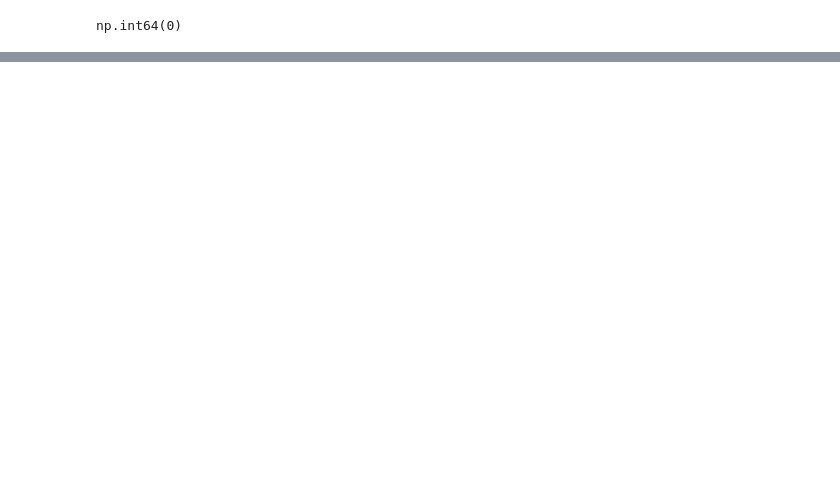
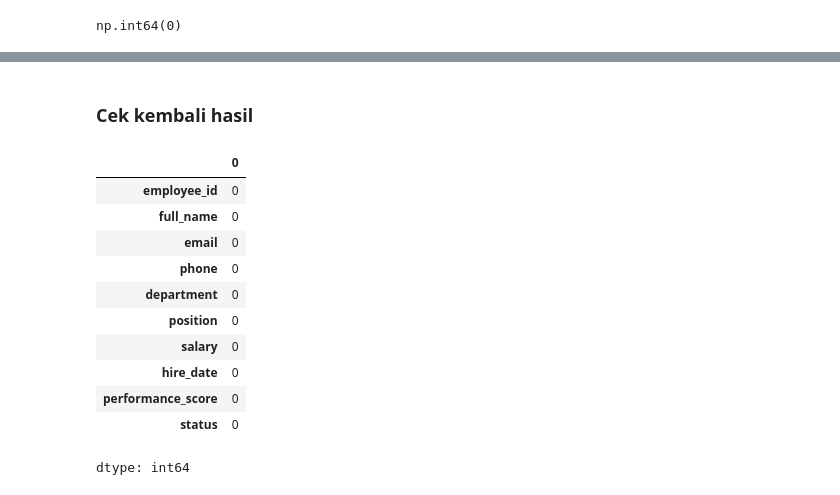
Before and after one commit to galahad20/assignment_Data_Cleaning, a Jupyter notebook: ASSIGNMENT_TEMP_DE14_DAY10_DIMAS_ABIAN_IHSAN.ipynb, the cells around one changed output, grey strips where cells are left out. Saved outputs shown, nothing was run; the diff lists cells and outputs as text; code cells hidden in the pictures; blank space fills up the shorter version.

```diff
--- a/ASSIGNMENT_TEMP_DE14_DAY10_DIMAS_ABIAN_IHSAN.ipynb
+++ b/ASSIGNMENT_TEMP_DE14_DAY10_DIMAS_ABIAN_IHSAN.ipynb
@@ -117,0 +157,5 @@ np.int64(0)
+# %%
+#copy dulu agar tidak merusak df sebelumnya
+df_employee_clean = df_employee.copy()
+
+df_employee_clean.head()
@@ -117,0 +169,30 @@ np.int64(0)
+# %%
+#imputasi email yang null
+# buat function untuk imputasi email yg hilang dengan nama dan format yang sesuai dengan email lainnya
+def generate_email(full_name):
+    df_employee_clean['full_name'] = df_employee_clean['full_name'].str.strip()
+    temp = str(full_name).lower().split(' ') #buat list baru untuk menyimpan nama yang telah dipisah
+    if len(temp) >= 2:
+        return f"{temp[0]}.{temp[1]}@company.com"
+    else:
+        return f"{temp[0]}@company.com"
+
+df_employee_clean['email'] = df_employee_clean['email'].fillna(df_employee_clean['full_name'].apply(generate_email))
+# %% [markdown]
+### Cek kembali hasil
+# %%
+#cek kembali jumlah yang null tadi
+df_employee_clean.isna().sum()
+# %% [output]
+|  | 0 |
+| employee_id | 0 |
+| full_name | 0 |
+| email | 0 |
+| phone | 0 |
+| department | 0 |
+| position | 0 |
+| salary | 0 |
+| hire_date | 0 |
+| performance_score | 0 |
+| status | 0 |
+dtype: int64
```
Also changed, not shown: parts of 8 cells of this notebook.
